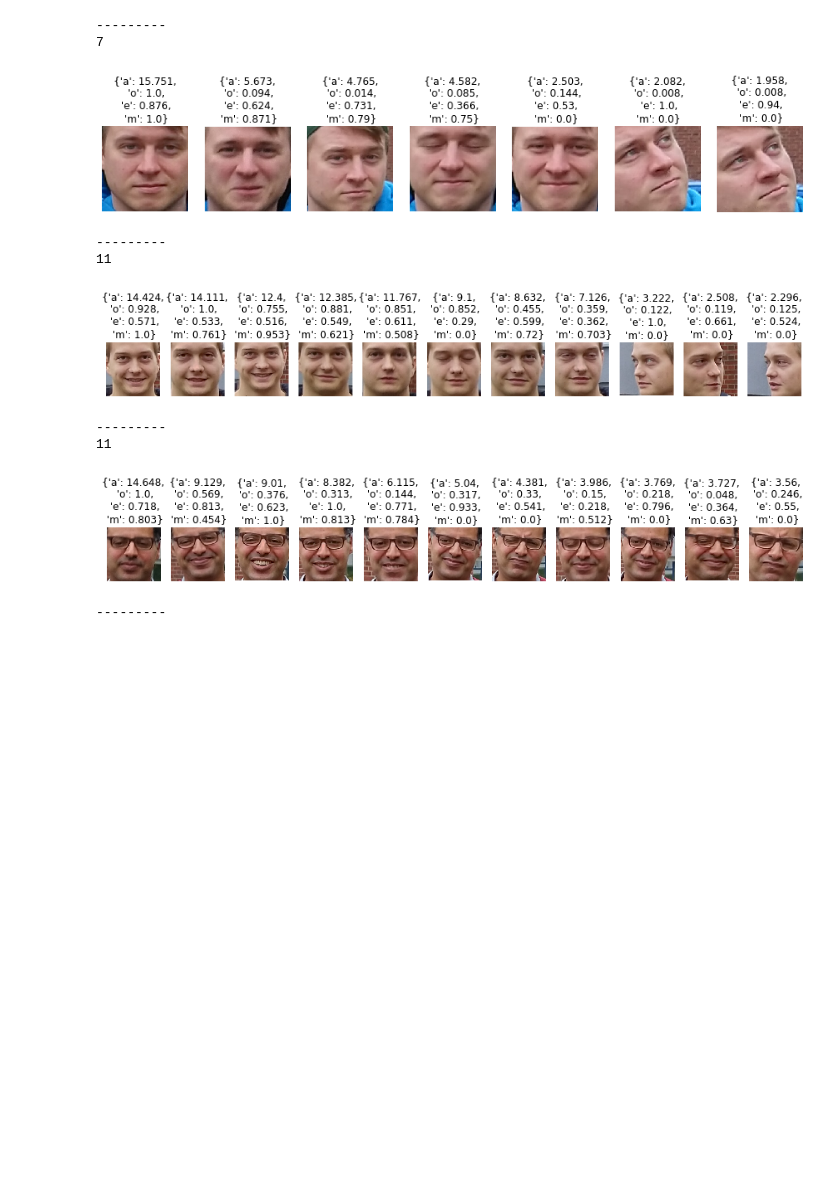
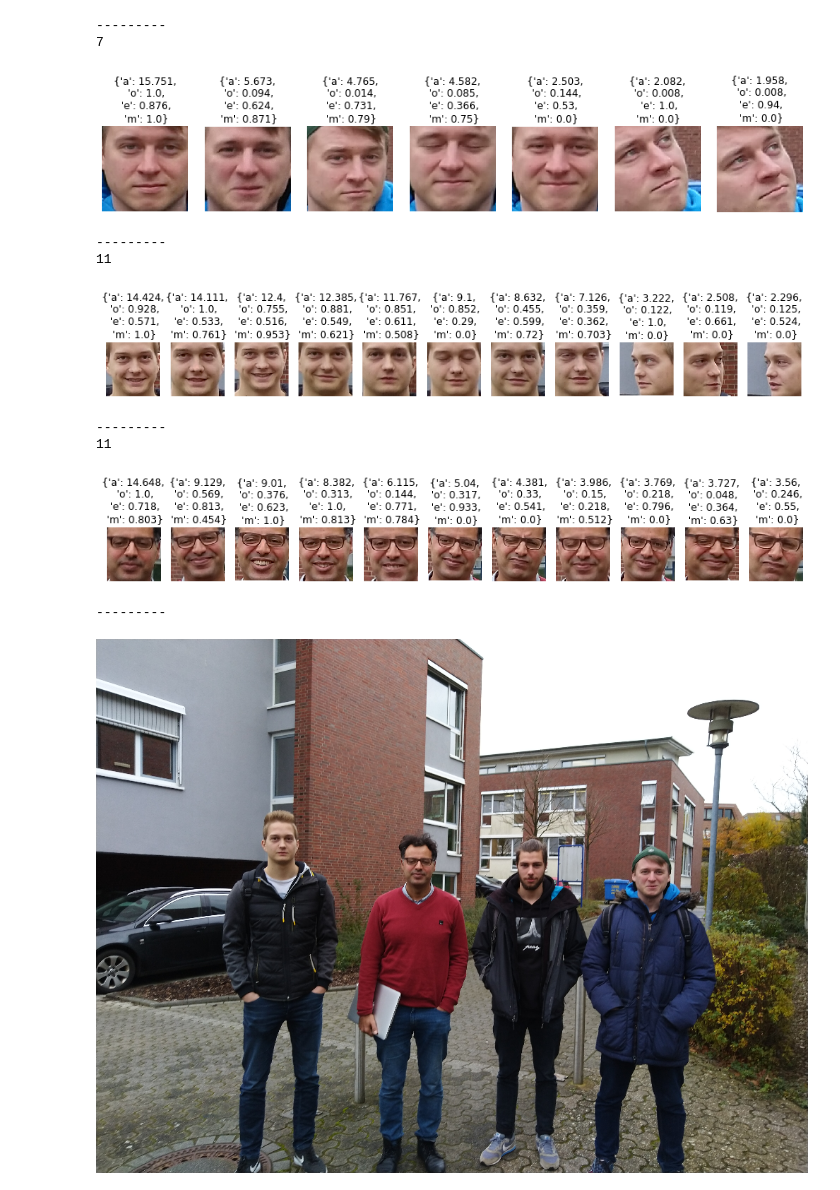
Before and after one commit to uol-mediaprocessing-201920/group-projects-group-photo, a Jupyter notebook: prototype.ipynb, the cells around one changed output. Saved outputs shown, nothing was run; the diff lists cells and outputs as text; code cells hidden in the pictures; blank space fills up the shorter version.

```diff
--- a/prototype.ipynb
+++ b/prototype.ipynb
@@ -138,10 +138,9 @@ class Face:
     )
     rects = smile[0]
     weights = smile[2]
-    print("smiles found: "+str(len(rects)))
     if len(weights) == 1:
       self.score_mouth = float(weights[0])
-      print(float(weights[0]))
+      #print(float(weights[0]))
     else:
       self.score_mouth = 0
 
@@ -183,6 +182,21 @@ def shape_to_np(shape, dtype="int"):
 def calculateDistance(x1,y1,x2,y2):
      dist = math.sqrt((x2 - x1)**2 + (y2 - y1)**2)
      return dist
+
+# calculates the orientation_sum for each picture
+def calc_orientation_sums(pics, persons):
+  # create list with base score 0 and same size as pics
+  orientation_sums = []
+  for i in range(len(pics)):
+    orientation_sums.append(0)
+
+  # add orientation of each face to the picture orientation score
+  for person in persons:
+    for face in person.faces:
+      orientation_sums[face.picture_index] += face.score_orientation
+
+  return orientation_sums
+
 
 # filenames
 landmarks_filename = "shape_predictor_68_face_landmarks.dat"
@@ -239,4 +253,26 @@ for person in persons:
 
   plt.show()
   print("---------")
+
+# get orientation sums, one sum for each pic
+orientation_sums = calc_orientation_sums(cv_pictures,persons)
+# sort dlib pictures based on these scores
+sorted_pics = [cv_pictures for _, cv_pictures in sorted(zip(orientation_sums,cv_pictures), key=lambda pair: pair[0],reverse=True)]
+# sort orientation sums
+orientation_sums.sort(reverse=True)
+# output picture list, only needed for debugging
+if False == True:
+  fig, ax = plt.subplots(nrows=1,ncols=len(sorted_pics),figsize=(100,100))
+  for i,a in enumerate(ax):
+    a.imshow(sorted_pics[i])
+    a.set_title(orientation_sums[i])
+    a.axis("off")
+  plt.show()
+
+# first picture of sorted_pics is the one with the highest orientation score, because its sorted
+base_picture = sorted_pics[0]
+height, width, notneeded = base_picture.shape
+cv2_imshow(cv2.resize(base_picture,(int(width/4),int(height/4))))
+
+# do the faceswap
 # %% [output]
@@ -259,12 +279,13 @@ smiles found: 1
 10
 [figure]
 ---------
 7
 [figure]
 ---------
 11
 [figure]
 ---------
 11
 [figure]
 ---------
+[figure, added]
```
Also changed, not shown: parts of 2 cells of this notebook.
